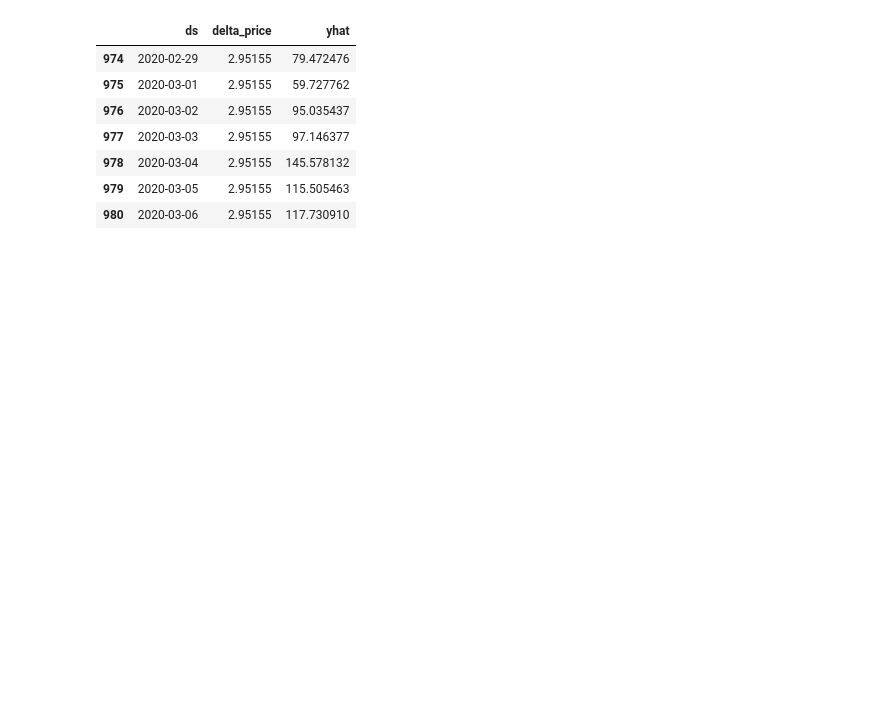
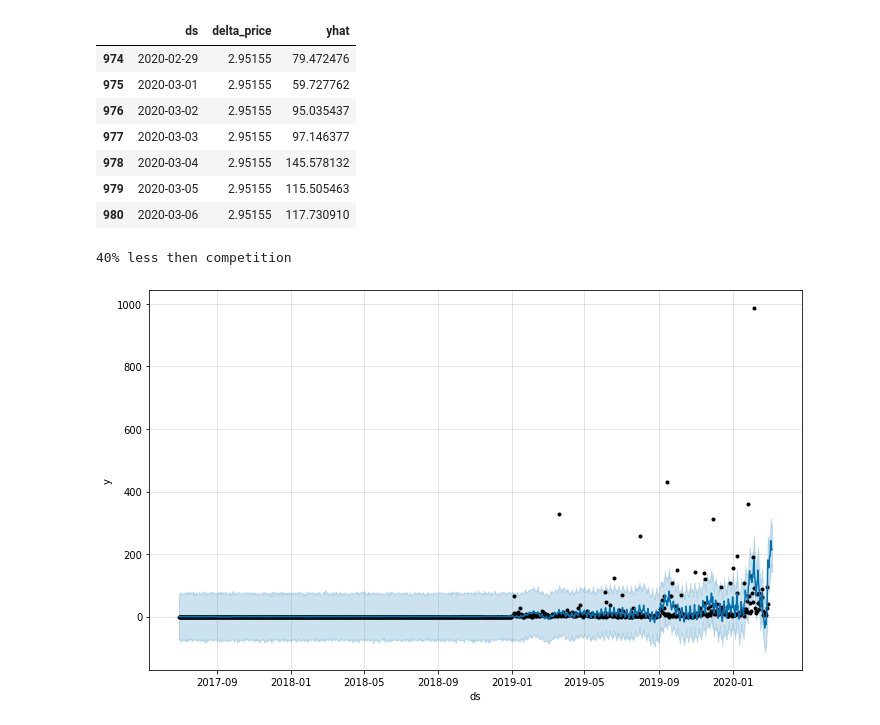
Before and after one commit to ds4a-team4/dynamic-pricing, a Jupyter notebook: models/bottom-up.ipynb, the cells around one changed output. Saved outputs shown, nothing was run; the diff lists cells and outputs as text; code cells hidden in the pictures; blank space fills up the shorter version.

```diff
--- a/models/bottom-up.ipynb
+++ b/models/bottom-up.ipynb
@@ -181,8 +273,8 @@ INFO:fbprophet:Disabling daily seasonality. Run prophet with daily_seasonality=T
 m = models['electronics_Celular_A']
 d = deltas['electronics_Celular_A']
 # %%
-delta_prediction = [-0.20]*7
-deltas = d + delta
+delta_prediction = [0.2]*7
+deltas = d + delta_prediction
 # %%
 future = m.make_future_dataframe(periods=7, freq='D', include_history=True)
 future['delta_price'] = deltas
@@ -212,3 +306,10 @@ fcst.tail(7)[['ds','delta_price','yhat']]
 | 978 | 2020-03-04 | 2.95155 | 145.578132 |
 | 979 | 2020-03-05 | 2.95155 | 115.505463 |
 | 980 | 2020-03-06 | 2.95155 | 117.730910 |
+# %%
+print('40% less then competition')
+m.plot(fcst)
+plt.show()
+# %% [output]
+40% less then competition
+[figure, added]
```
Also changed, not shown: parts of 8 cells of this notebook.
